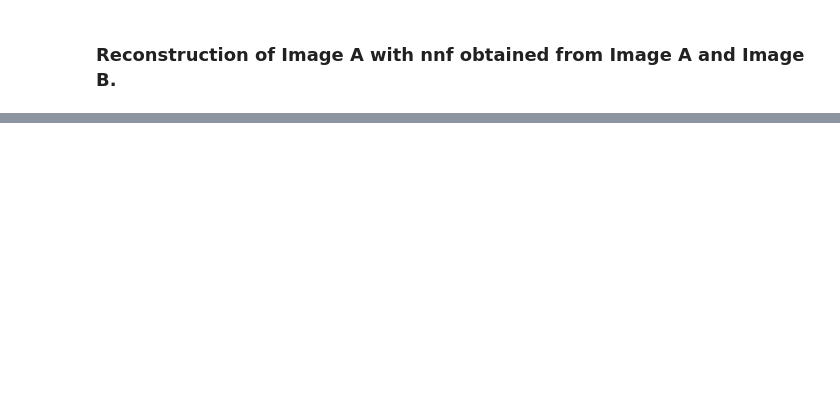
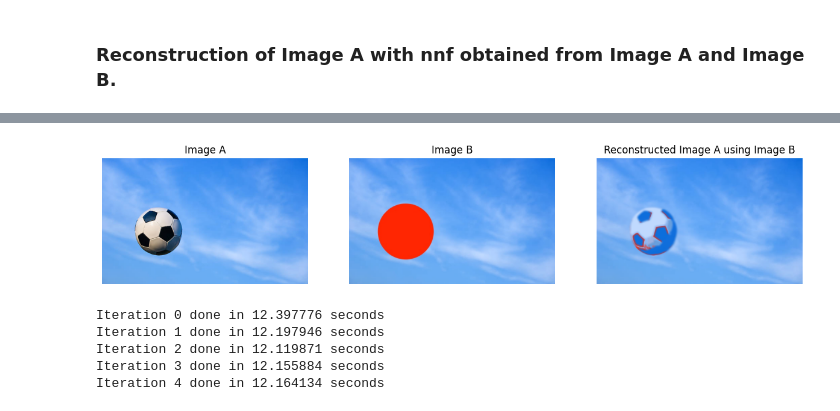
Before and after one commit to Abhinav7R/PatchMatchDIP, a Jupyter notebook: code/reconstruction.ipynb, the cells around one changed output, grey strips where cells are left out. Saved outputs shown, nothing was run; the diff lists cells and outputs as text; code cells hidden in the pictures; blank space fills up the shorter version.

```diff
--- a/code/reconstruction.ipynb
+++ b/code/reconstruction.ipynb
@@ -25 +24,23 @@ def reconstruct_img(img1, img2, output_path):
     return output
+# %%
+def reconstruct_img_average(img1, img2, patch_w=7, pm_iters=5):
+    """
+    Reconstruct the image by averaging pixels from all the patches it is a part of.
+    """
+    h, w = img1.shape[:2]
+    output = np.zeros_like(img1, dtype=np.float32)
+    count = np.zeros_like(img1, dtype=np.float32)
+
+    patch_match = NNF(img1, img2, patch_w=patch_w, pm_iters=pm_iters)
+    nnf, nnf_dist = patch_match.compute_nnf()
+
+    for ay in range(h - patch_w + 1):
+        for ax in range(w - patch_w + 1):
+            bx, by = nnf[ay, ax]
+
+            output[ay:ay + patch_w, ax:ax + patch_w] += img2[by:by + patch_w, bx:bx + patch_w]
+            count[ay:ay + patch_w, ax:ax + patch_w] += 1
+
+    output /= count
+
+    return output.astype(np.uint8)
@@ -53,0 +104,3 @@ plt.show()
+# %%
+sky1 = cv2.imread('../images/football_sky.jpg')
+sky2 = cv2.imread('../images/football_sky_masked.jpg')
@@ -53,0 +115,12 @@ plt.show()
+# %%
+plot_reconstructed_images(sky1, sky2, recon_sky)
+# %% [output]
+[figure, added]
+# %%
+recon_sky_2 = reconstruct_img_average(sky2, sky1)
+# %% [output]
+Iteration 0 done in 12.397776 seconds
+Iteration 1 done in 12.197946 seconds
+Iteration 2 done in 12.119871 seconds
+Iteration 3 done in 12.155884 seconds
+Iteration 4 done in 12.164134 seconds
```
Also changed, not shown: parts of 11 cells of this notebook, 4 other files.
